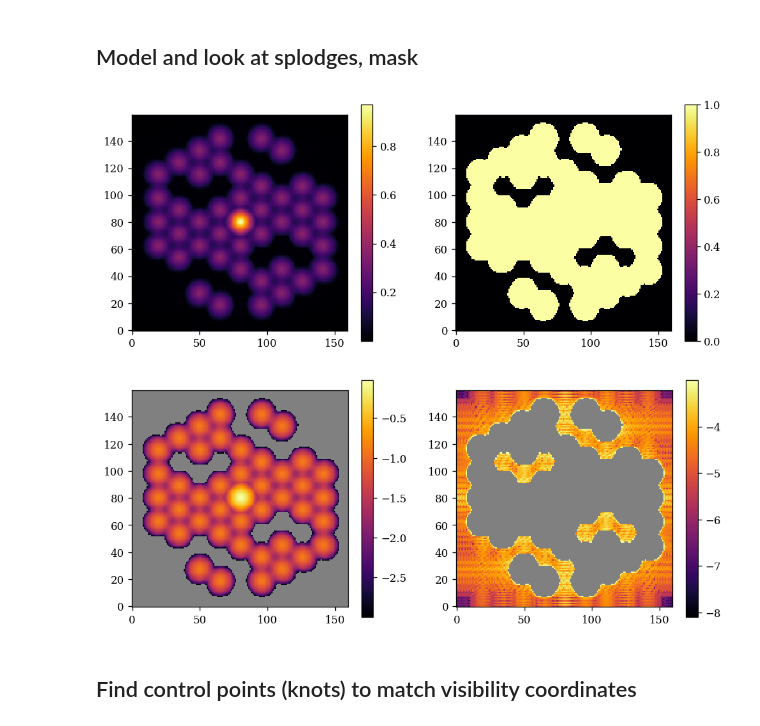
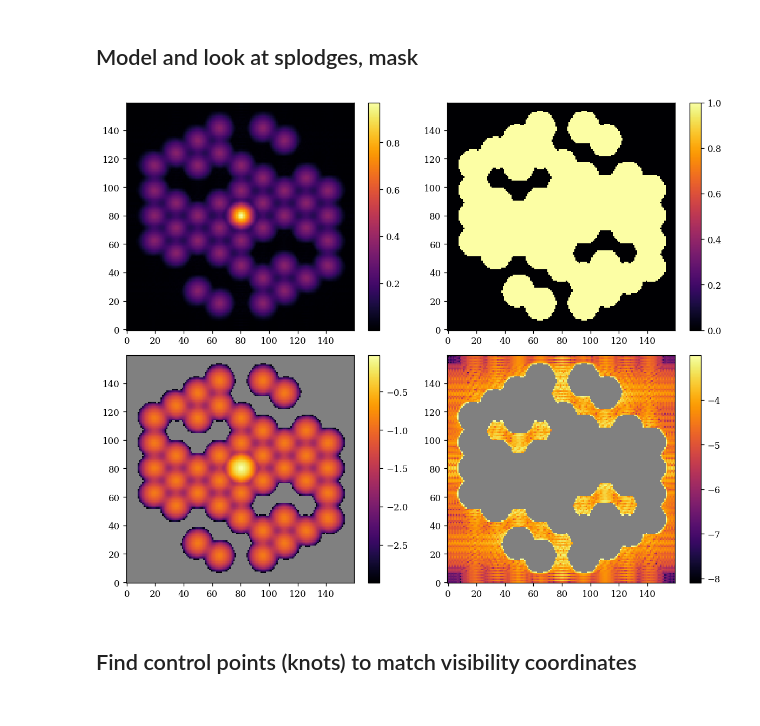
Before and after one commit to LouisDesdoigts/amigo_notebooks, a Jupyter notebook: spline_vis.ipynb, the cells around one changed output. Saved outputs shown, nothing was run; the diff lists cells and outputs as text; code cells hidden in the pictures.

```diff
--- a/spline_vis.ipynb
+++ b/spline_vis.ipynb
@@ -181,54 +92,47 @@ model = AmigoModel(
 # %%
 from jax import vmap
 import interpax as ipx
 import dLux.utils as dlu
 from amigo.interferometry import to_uv, from_uv
 
 # Create the splodges
 uv_pad = 2
 exp = exposures[0]
-psfs = fit.model_wfs(model, exp).psf
-padded = vmap(lambda x: dlu.resize(x, uv_pad * psfs.shape[-1]))(psfs)
+psf = fit.model_wfs(model, exp).psf.sum(0)
+padded = dlu.resize(psf, uv_pad * len(psf))
 npix_in = padded.shape[-1]
 
 # Crop the splodges
-# npix_out = 156
 npix_out = 160
-full_splodges = vmap(to_uv)(padded).sum(0)
+full_splodges = to_uv(padded)
 splodges = np.abs(dlu.resize(full_splodges, npix_out))
 
 # Mask outside the OTF region - Shouldn't need to be done in practice
 mask = splodges > 1e-3
-
-
-plt.figure(figsize=(10, 4))
-plt.subplot(1, 2, 1)
-# plt.imshow(np.abs(splodges[0]) ** 0.25)
-plt.imshow(splodges ** 0.5)
-# plt.imshow(np.abs(splodges[0]))
-plt.colorbar()
-
-plt.subplot(1, 2, 2)
-plt.imshow(mask)
-plt.colorbar()
-plt.show()
-
-# mask = np.abs(splodges[0]) > 1e-6
 inner = np.where(mask, splodges, np.nan)
 outer = np.where(~mask, splodges, np.nan)
 
-plt.figure(figsize=(10, 4))
-plt.subplot(1, 2, 1)
+plt.figure(figsize=(10, 8))
+plt.subplot(2, 2, 1)
+plt.imshow(splodges ** 0.5)
+plt.colorbar()
+
+plt.subplot(2, 2, 2)
+plt.imshow(mask)
+plt.colorbar()
+
+plt.subplot(2, 2, 3)
 plt.imshow(np.log10(inner), cmap=inferno)
 plt.colorbar()
 
-plt.subplot(1, 2, 2)
+plt.subplot(2, 2, 4)
 plt.imshow(np.log10(outer), cmap=inferno)
 plt.colorbar()
+
+plt.tight_layout()
 plt.show()
 # %% [output]
-[figure, old version]
+[figure, new version]
-[figure, removed]
 # %% [markdown]
 ## Find control points (knots) to match visibility coordinates
 # %%
```
Also changed, not shown: parts of 6 cells of this notebook.
